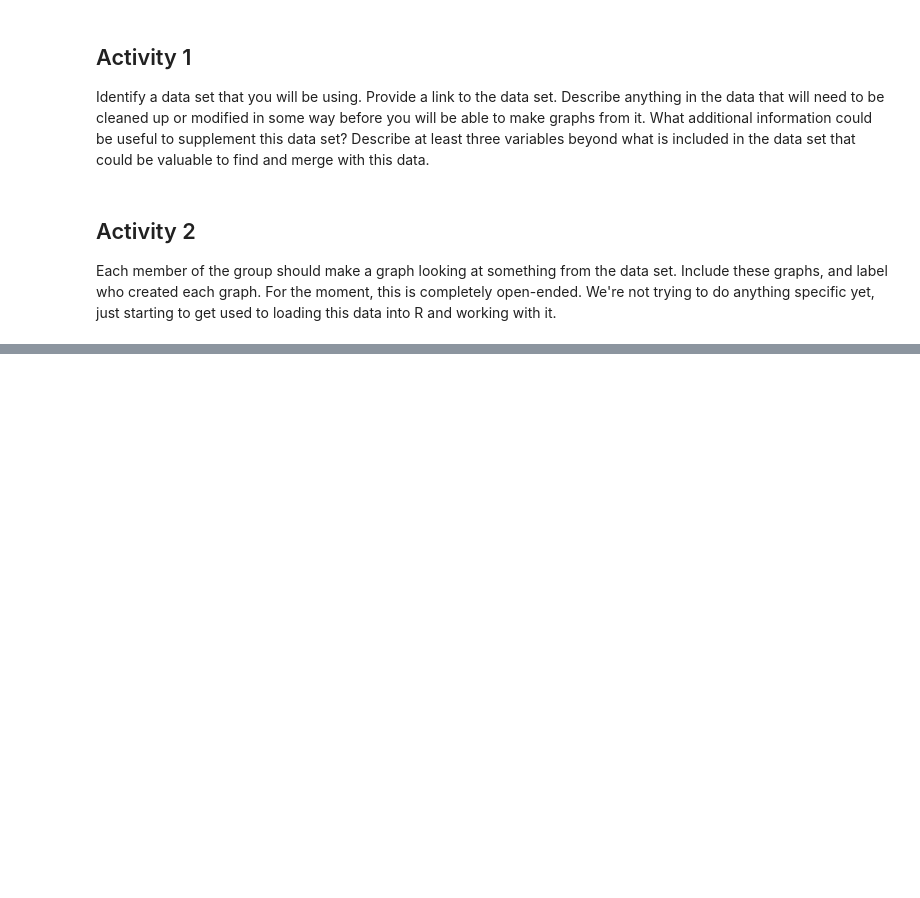
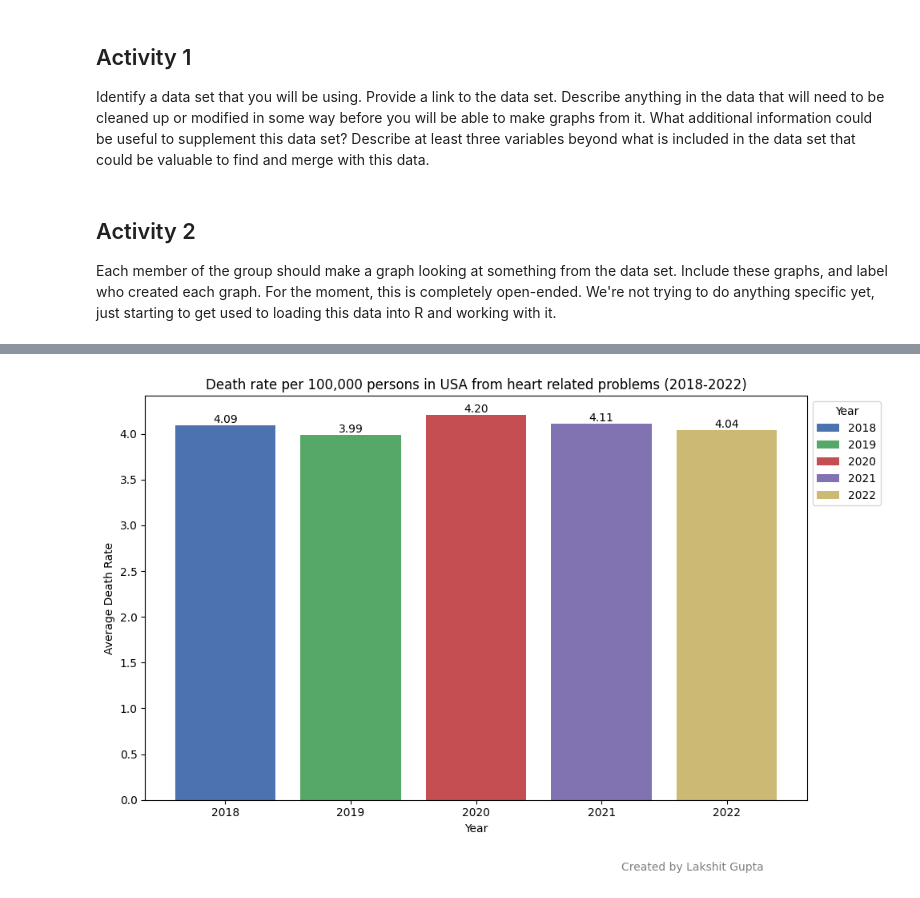
Before and after one commit to DATA5310/covid_effects, a Jupyter notebook: notebooks/homework5.ipynb, the cells around one changed output, grey strips where cells are left out. Drawn from its saved outputs; the diff is of its cells as text; code cells hidden in the pictures; blank space fills up the shorter version.

Commit message:
Updated homework 5 with Lakshit's plots

```diff
--- a/notebooks/homework5.ipynb
+++ b/notebooks/homework5.ipynb
@@ -83,3 +85,6 @@ Encoding: Windows-1252
 105                     Alzheimer disease, unspecified  127247
 360  Chronic obstructive pulmonary disease, unspeci...  115004
 [figure]
+# %%
+data_heart = df[df['Cause of death'].str.contains('heart', case=False, na=False)]
+data_heart.head()
@@ -85,0 +98,42 @@ Encoding: Windows-1252
+# %%
+data_heart.loc[:, 'Crude Rate'] = pd.to_numeric(data_heart['Crude Rate'], errors='coerce')
+average_crude_rate_per_year = data_heart.groupby('Year')['Crude Rate'].mean().reset_index()
+# %%
+plt.figure(figsize=(10, 6))
+
+colors = ['#4C72B0', '#55A868', '#C44E52', '#8172B2', '#CCB974']
+bars = plt.bar(
+    average_crude_rate_per_year['Year'],
+    average_crude_rate_per_year['Crude Rate'],
+    color=colors
+)
+
+# Add data labels on top of each bar
+for bar in bars:
+    plt.text(
+        bar.get_x() + bar.get_width() / 2,
+        bar.get_height(),
+        f'{bar.get_height():.2f}',
+        ha='center',
+        va='bottom',
+        fontsize=10
+    )
+
+# Custom legend
+plt.legend(
+    bars,
+    [int(year) for year in average_crude_rate_per_year['Year']],
+    title="Year",
+    bbox_to_anchor=(1, 1),
+    loc='upper left'
+)
+
+plt.xlabel("Year")
+plt.ylabel("Average Death Rate")
+plt.title("Death rate per 100,000 persons in USA from heart related problems (2018-2022)")
+
+plt.figtext(0.75,- 0.05, "Created by Lakshit Gupta", ha="center", fontsize=10, color="gray")
+plt.tight_layout()
+plt.show()
+# %% [output]
+[figure, added]
```
Also changed, not shown: parts of 3 cells of this notebook.
